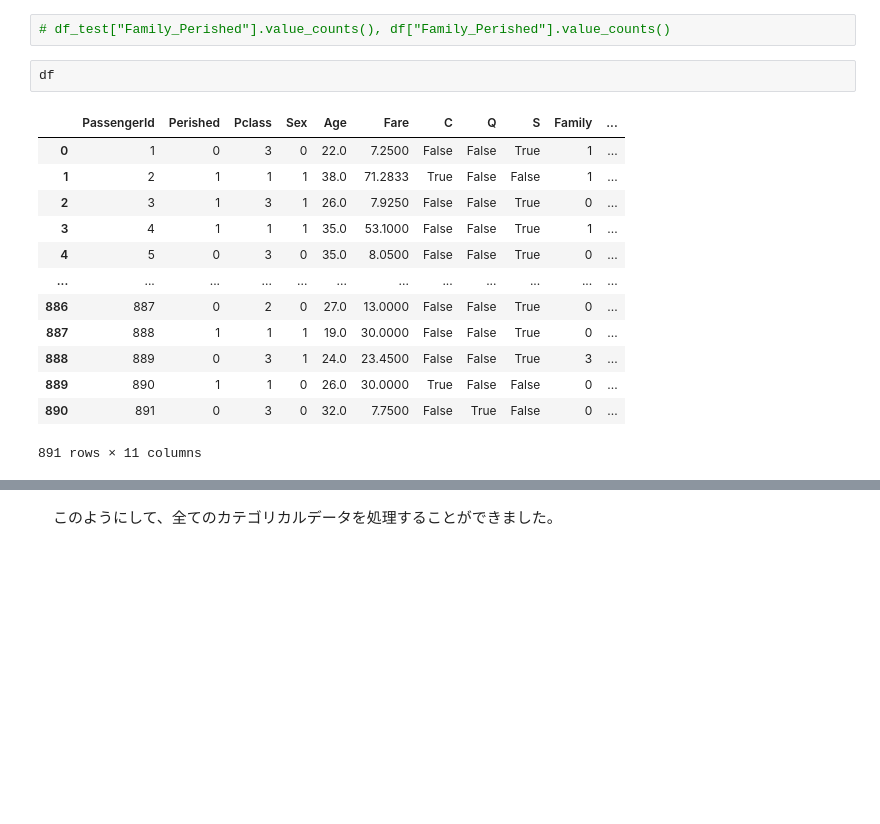
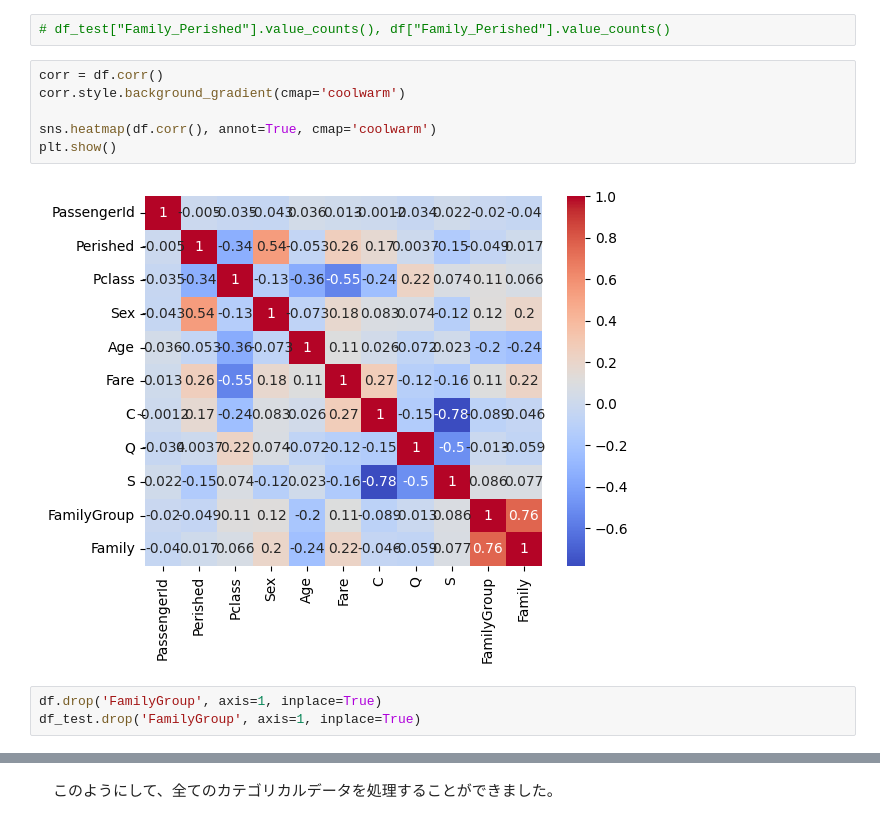
Before and after one commit to hikaru122700/kaggler-, a Jupyter notebook: 23.ipynb, the cells around one changed output, grey strips where cells are left out. Drawn from its saved outputs; the diff is of its cells as text; blank space fills up the shorter version.

```diff
--- a/23.ipynb
+++ b/23.ipynb
@@ -539,19 +556,14 @@ df.drop('AgeGroup', axis=1, inplace=True)
 [figure]
 # %%
 # df_test["Family_Perished"].value_counts(), df["Family_Perished"].value_counts()
-# %%
-df
-# %% [output]
-|  | PassengerId | Perished | Pclass | Sex | Age | Fare | C | Q | S | Family | ... |
-| 0 | 1 | 0 | 3 | 0 | 22.0 | 7.2500 | False | False | True | 1 | ... |
-| 1 | 2 | 1 | 1 | 1 | 38.0 | 71.2833 | True | False | False | 1 | ... |
-| 2 | 3 | 1 | 3 | 1 | 26.0 | 7.9250 | False | False | True | 0 | ... |
-| 3 | 4 | 1 | 1 | 1 | 35.0 | 53.1000 | False | False | True | 1 | ... |
-| 4 | 5 | 0 | 3 | 0 | 35.0 | 8.0500 | False | False | True | 0 | ... |
-| ... | ... | ... | ... | ... | ... | ... | ... | ... | ... | ... | ... |
-| 886 | 887 | 0 | 2 | 0 | 27.0 | 13.0000 | False | False | True | 0 | ... |
-| 887 | 888 | 1 | 1 | 1 | 19.0 | 30.0000 | False | False | True | 0 | ... |
-| 888 | 889 | 0 | 3 | 1 | 24.0 | 23.4500 | False | False | True | 3 | ... |
-| 889 | 890 | 1 | 1 | 0 | 26.0 | 30.0000 | True | False | False | 0 | ... |
-| 890 | 891 | 0 | 3 | 0 | 32.0 | 7.7500 | False | True | False | 0 | ... |
-891 rows × 11 columns
+# %%
+corr = df.corr()
+corr.style.background_gradient(cmap='coolwarm')
+
+sns.heatmap(df.corr(), annot=True, cmap='coolwarm')
+plt.show()
+# %% [output]
+[figure, added]
+# %%
+df.drop('FamilyGroup', axis=1, inplace=True)
+df_test.drop('FamilyGroup', axis=1, inplace=True)
```
Also changed, not shown: parts of 27 cells of this notebook.
